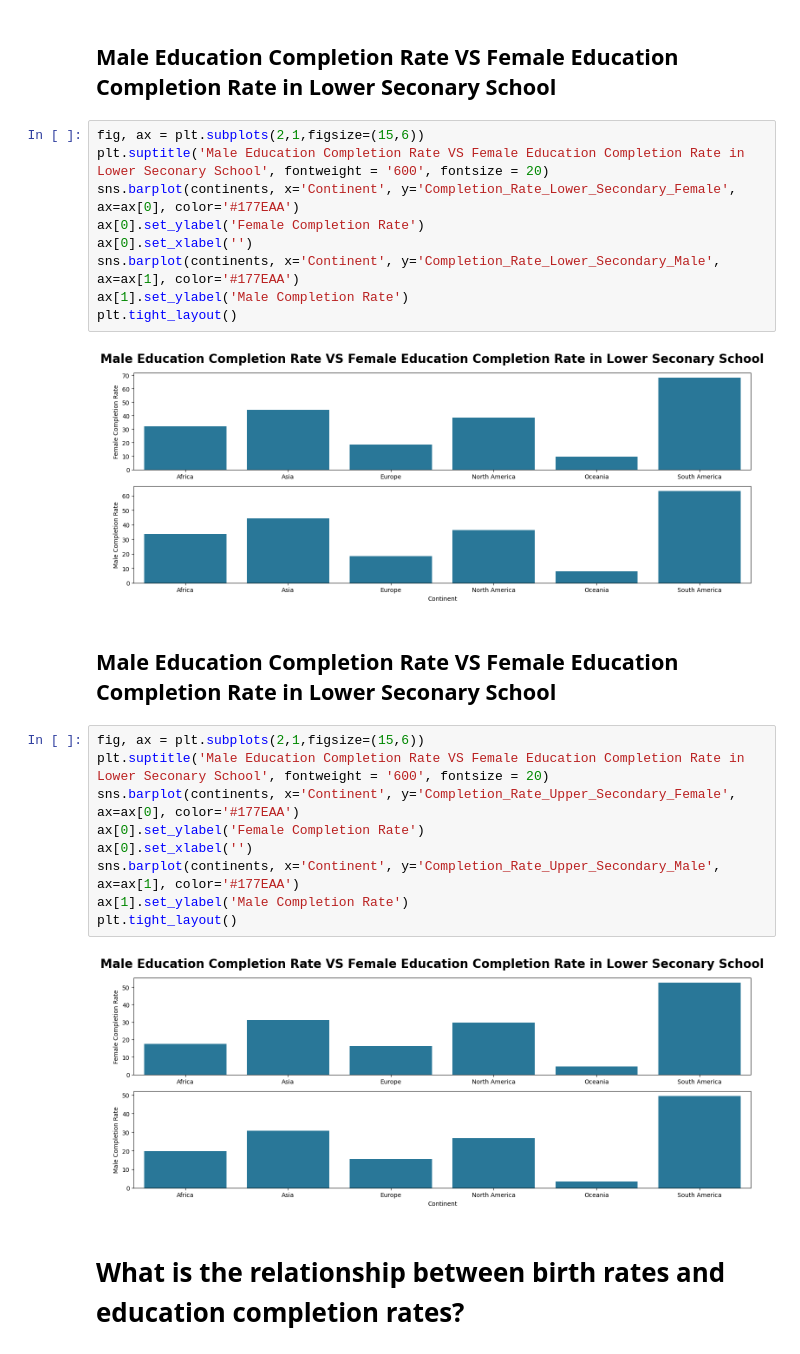
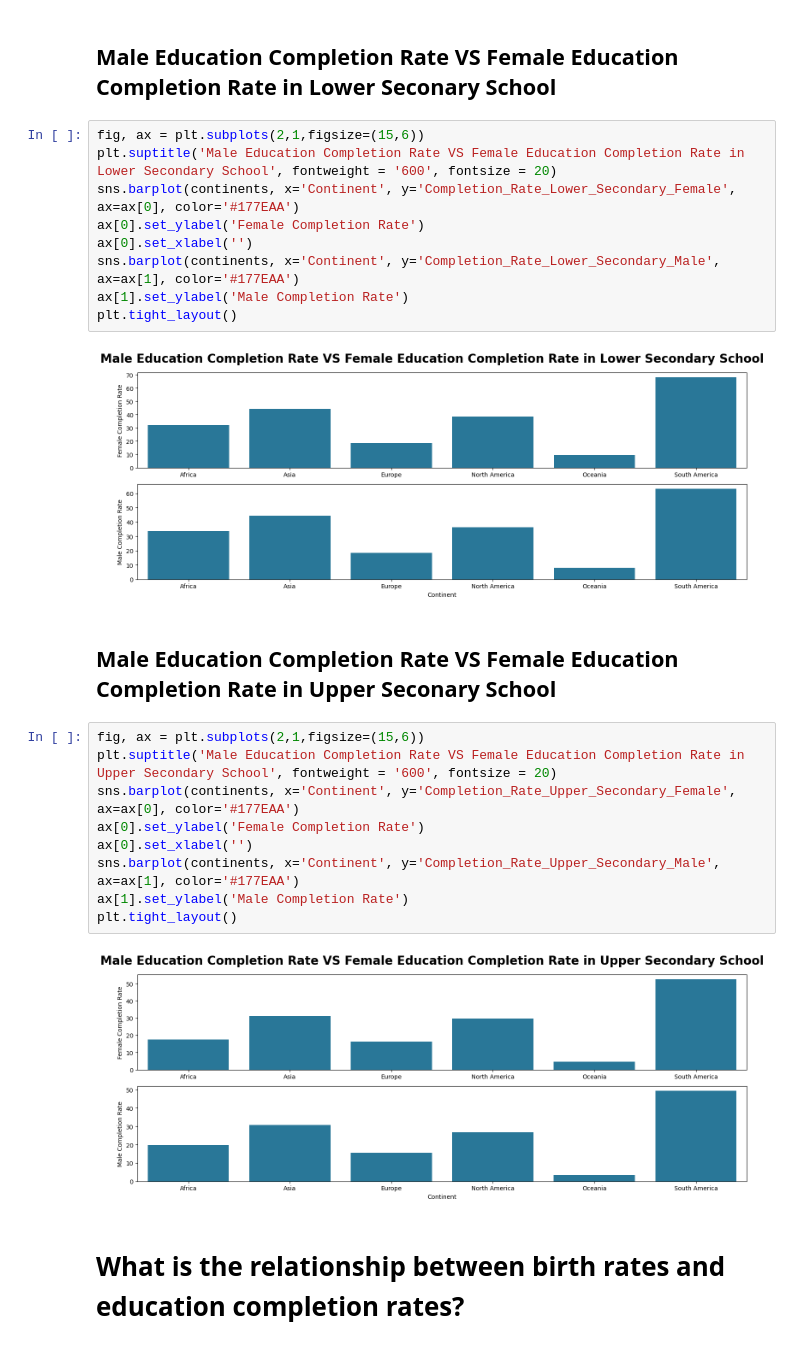
Before and after one commit to le0na123/Python-Global-Education-Analysis-Porfolio, a Jupyter notebook: Global_Education_Analysis.ipynb, the cells around one changed output. Cells and saved outputs as stored; diff of their text form.

```diff
--- a/Global_Education_Analysis.ipynb
+++ b/Global_Education_Analysis.ipynb
@@ -103,20 +102,20 @@ plt.tight_layout()
 ## **Male Education Completion Rate VS Female Education Completion Rate in Lower Seconary School**
 # %%
 fig, ax = plt.subplots(2,1,figsize=(15,6))
-plt.suptitle('Male Education Completion Rate VS Female Education Completion Rate in Lower Seconary School', fontweight = '600', fontsize = 20)
+plt.suptitle('Male Education Completion Rate VS Female Education Completion Rate in Lower Secondary School', fontweight = '600', fontsize = 20)
 sns.barplot(continents, x='Continent', y='Completion_Rate_Lower_Secondary_Female', ax=ax[0], color='#177EAA')
 ax[0].set_ylabel('Female Completion Rate')
 ax[0].set_xlabel('')
 sns.barplot(continents, x='Continent', y='Completion_Rate_Lower_Secondary_Male', ax=ax[1], color='#177EAA')
 ax[1].set_ylabel('Male Completion Rate')
 plt.tight_layout()
 # %% [output]
-[figure, old version]
+[figure, new version]
 # %% [markdown]
-## **Male Education Completion Rate VS Female Education Completion Rate in Lower Seconary School**
+## **Male Education Completion Rate VS Female Education Completion Rate in Upper Seconary School**
 # %%
 fig, ax = plt.subplots(2,1,figsize=(15,6))
-plt.suptitle('Male Education Completion Rate VS Female Education Completion Rate in Lower Seconary School', fontweight = '600', fontsize = 20)
+plt.suptitle('Male Education Completion Rate VS Female Education Completion Rate in Upper Secondary School', fontweight = '600', fontsize = 20)
 sns.barplot(continents, x='Continent', y='Completion_Rate_Upper_Secondary_Female', ax=ax[0], color='#177EAA')
 ax[0].set_ylabel('Female Completion Rate')
 ax[0].set_xlabel('')
@@ -124,7 +123,7 @@ sns.barplot(continents, x='Continent', y='Completion_Rate_Upper_Secondary_Male',
 ax[1].set_ylabel('Male Completion Rate')
 plt.tight_layout()
 # %% [output]
-[figure, old version]
+[figure, new version]
 # %% [markdown]
 # **What is the relationship between birth rates and education completion rates?**
 # %% [markdown]
```
Also changed, not shown: parts of 10 cells of this notebook, 7 other files.
